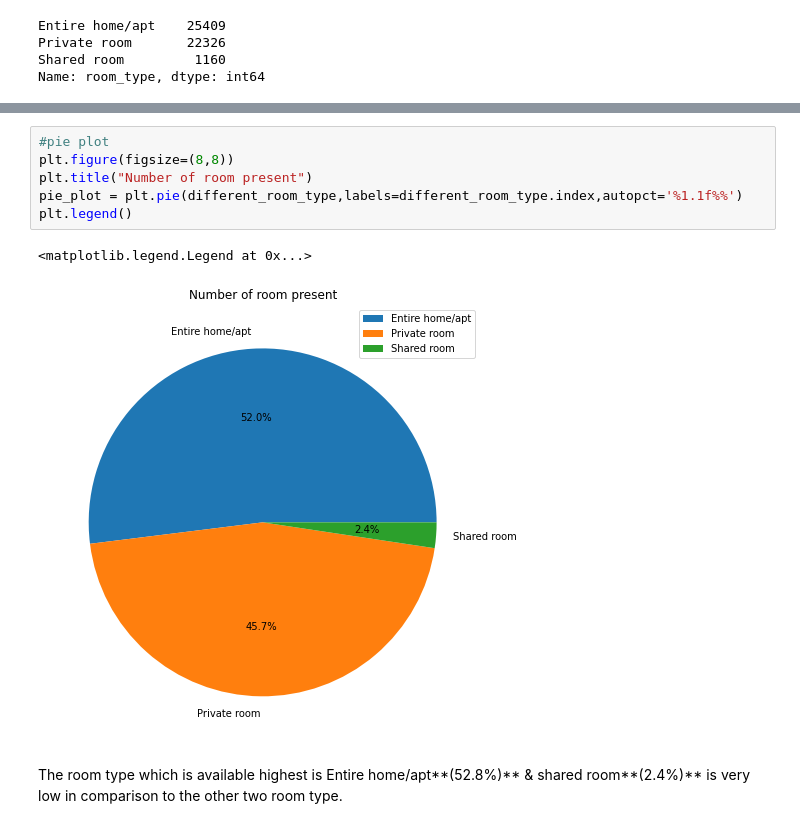
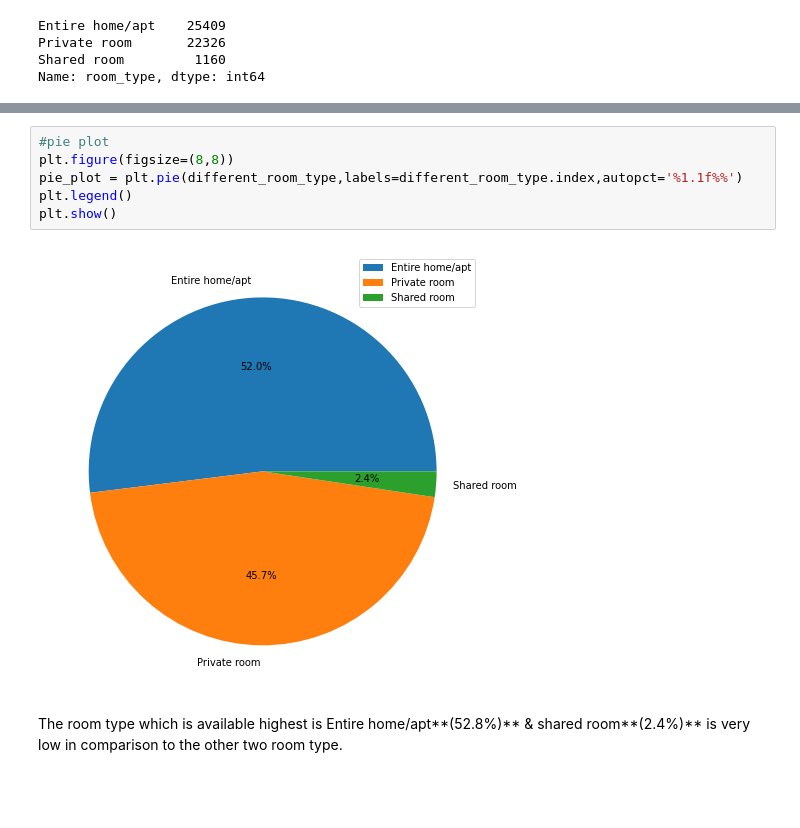
Before and after one commit to Gyanendra079/Airbnb-Bookings-Analysis---Capstone-project, a Jupyter notebook: [Gyanendra_kumar_Porwal_]Airbnb_Bookings_Analysis_Capstone_Project.ipynb, the cells around one changed output, grey strips where cells are left out. Saved outputs shown, nothing was run; the diff lists cells and outputs as text; blank space fills up the shorter version.

```diff
--- a/[Gyanendra_kumar_Porwal_]Airbnb_Bookings_Analysis_Capstone_Project.ipynb
+++ b/[Gyanendra_kumar_Porwal_]Airbnb_Bookings_Analysis_Capstone_Project.ipynb
@@ -245,12 +245,11 @@ plt.show()
 # %%
 #pie plot
 plt.figure(figsize=(8,8))
-plt.title("Number of room present")
 pie_plot = plt.pie(different_room_type,labels=different_room_type.index,autopct='%1.1f%%')
 plt.legend()
+plt.show()
 # %% [output]
-<matplotlib.legend.Legend at 0x...>
-[figure, old version]
+[figure, new version]
 # %% [markdown]
 The room type which is available highest is Entire home/apt**(52.8%)** & shared room**(2.4%)** is very low in comparison to the other two room type.
 # %% [markdown]
```
Also changed, not shown: parts of 30 cells of this notebook.
